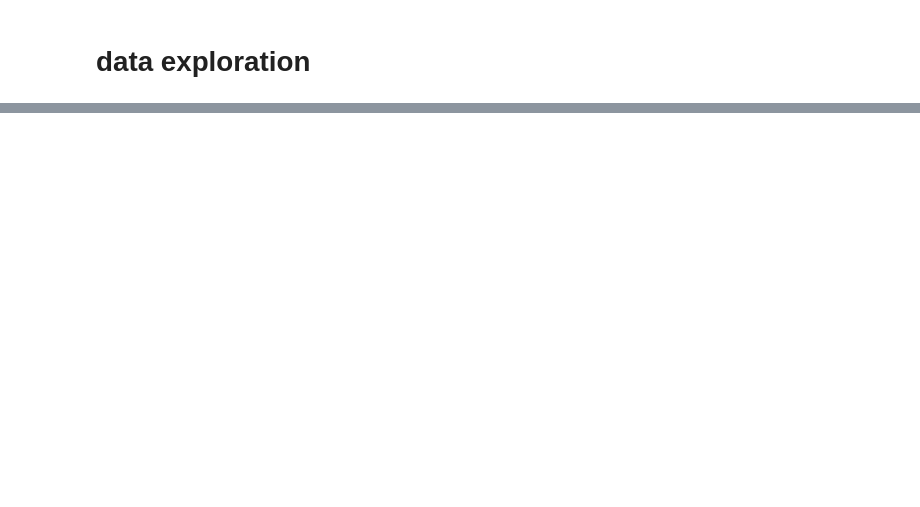
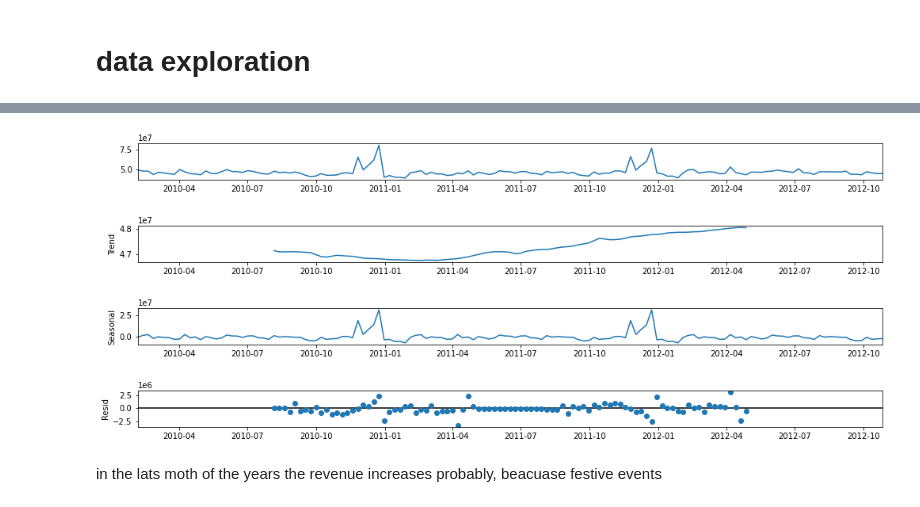
Before and after one commit to thomatrixting/Walmart_analysis, a Jupyter notebook: notebooks/1.0-thomas-data_exploration.ipynb, the cells around one changed output, grey strips where cells are left out. Cells and saved outputs as stored; diff of their text form; code cells hidden in the pictures; blank space fills up the shorter version.

```diff
--- a/notebooks/1.0-thomas-data_exploration.ipynb
+++ b/notebooks/1.0-thomas-data_exploration.ipynb
@@ -40,0 +53,12 @@ sns.pairplot(df_filled)
+# %%
+from statsmodels.tsa.seasonal import seasonal_decompose as sm
+
+data = total_week_sales[['Date','Weekly_Sales']].set_index('Date')
+
+sesonal_decompuse = sm(data, model='additive')
+fig = sesonal_decompuse.plot()
+fig.set_size_inches((16, 6))
+# %% [output]
+[figure, added]
+# %% [markdown]
+in the lats moth of the years the revenue increases probably, beacuase festive events
```
Also changed, not shown: parts of 15 cells of this notebook, 1 other file.
